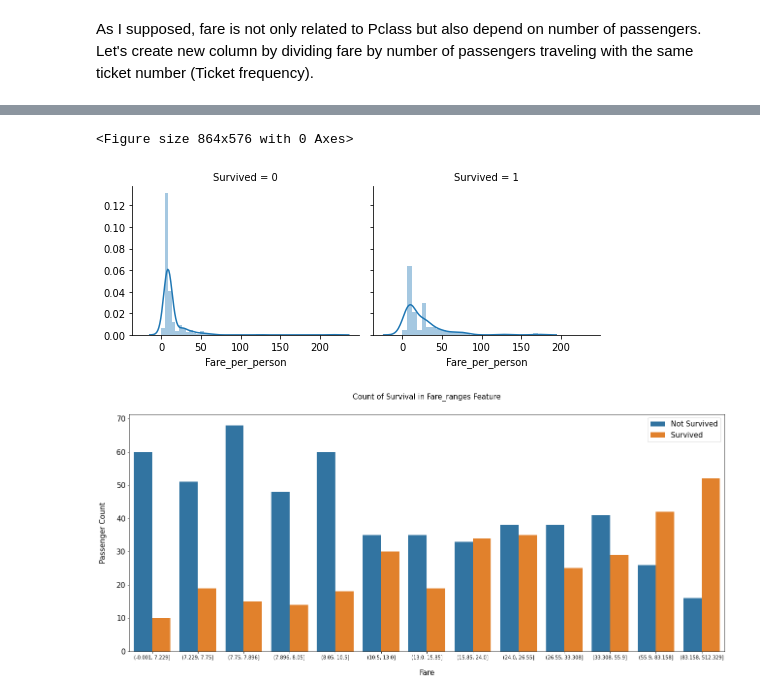
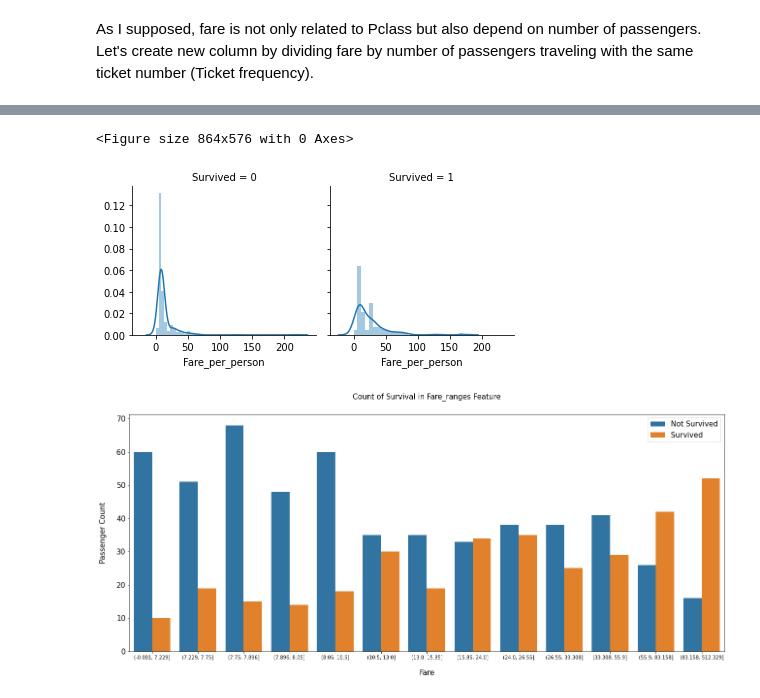
Before and after one commit to JoannaKG/Data-science-learning, a Jupyter notebook: Titanic/1. Exploratory Data Analysis.ipynb, the cells around one changed output, grey strips where cells are left out. Cells and saved outputs as stored; diff of their text form; code cells hidden in the pictures.

```diff
--- a/Titanic/1. Exploratory Data Analysis.ipynb
+++ b/Titanic/1. Exploratory Data Analysis.ipynb
@@ -456,12 +458,12 @@ df_train.sort_values(by='Fare_per_person', ascending=False).head(5)
 | 737 | 738 | 1 | 1 | Lesurer, Mr. Gustave J | male | 35.0 | 0 | 0 | PC 17755 | 512.3292 | ... |
 # %%
 fig = plt.figure(figsize=(12,8))
-g = sns.FacetGrid(df_train, col='Survived', aspect=1.2)
+g = sns.FacetGrid(df_train, col='Survived')
 g = g.map(sns.distplot, "Fare_per_person")
 plt.show()
 # %% [output]
 <Figure size 864x576 with 0 Axes>
-[figure, old version]
+[figure, new version]
 # %%
 df_train['Fare_ranges'] = pd.qcut(df_train['Fare'], 13)
 
```
Also changed, not shown: parts of 10 cells of this notebook.
